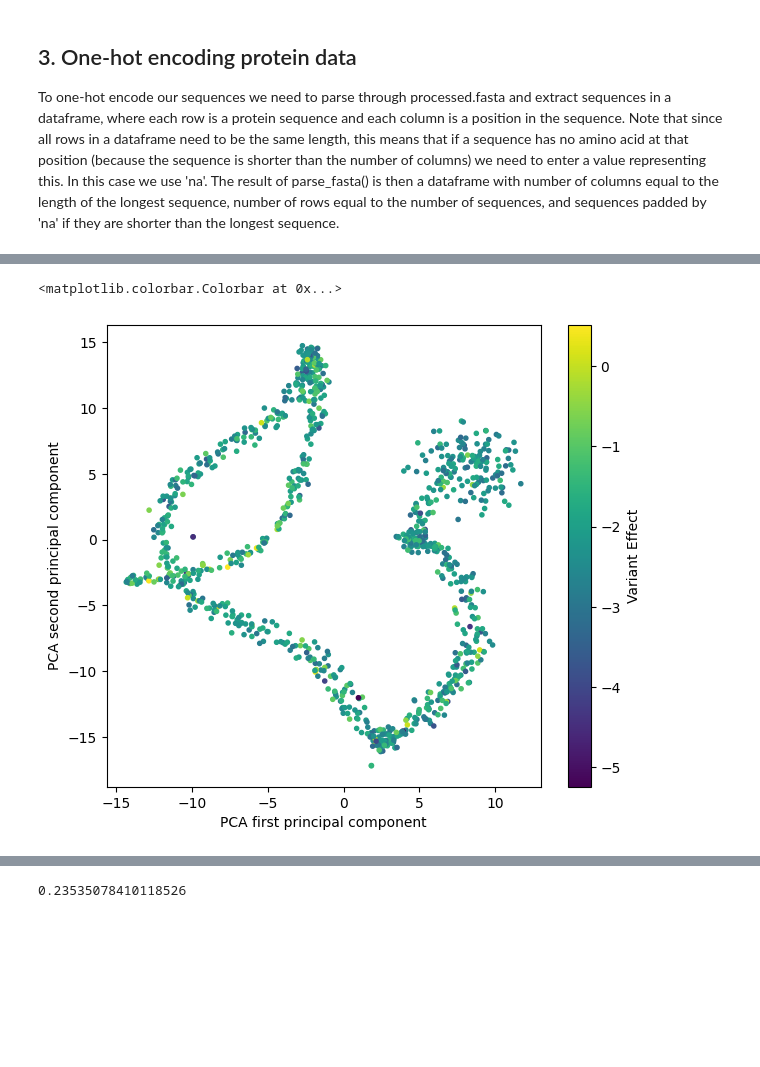
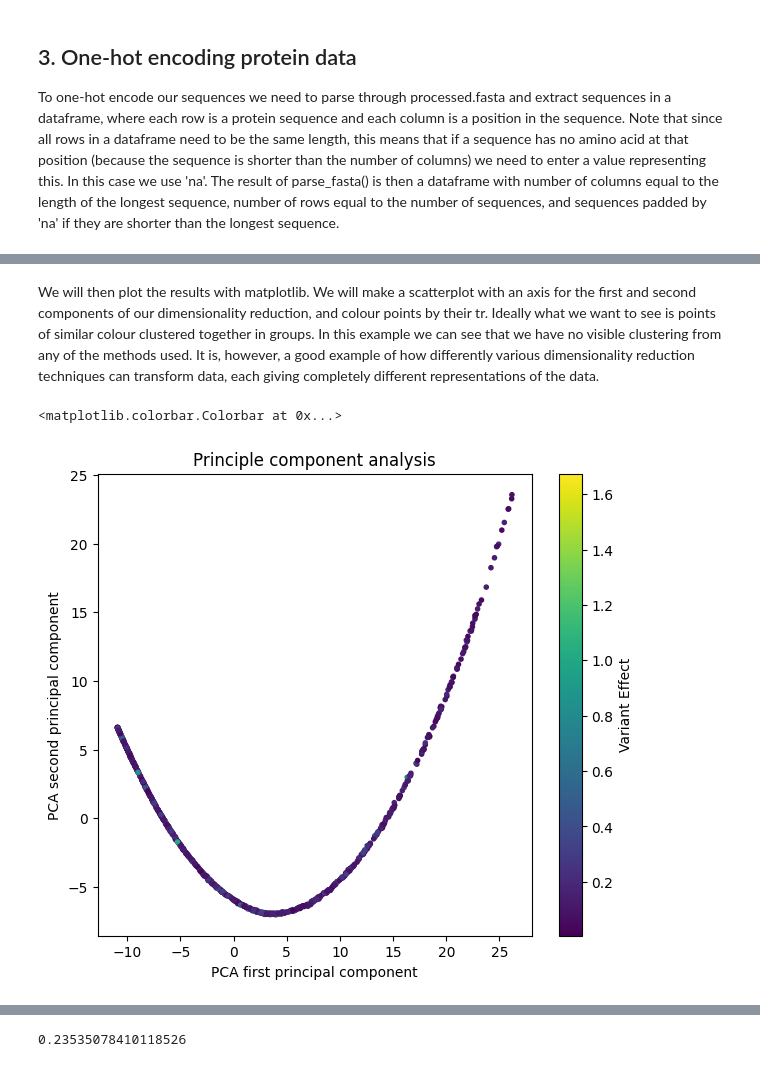
Before and after one commit to ABarancewicz/Introduction_to_ML, a Jupyter notebook: E3-basic_ml/E3_basic_ML.ipynb, the cells around one changed output, grey strips where cells are left out. Cells and saved outputs as stored; diff of their text form; code cells hidden in the pictures; blank space fills up the shorter version.

```diff
--- a/E3-basic_ml/E3_basic_ML.ipynb
+++ b/E3-basic_ml/E3_basic_ML.ipynb
@@ -129,12 +126,16 @@ tsne_train_sequences = tsne.fit_transform(tsvd_train_sequences)
+# %% [markdown]
+We will then plot the results with matplotlib. We will make a scatterplot with an axis for the first and second components of our dimensionality reduction, and colour points by their tr. Ideally what we want to see is points of similar colour clustered together in groups. In this example we can see that we have no visible clustering from any of the methods used. It is, however, a good example of how differently various dimensionality reduction techniques can transform data, each giving completely different representations of the data.
 # %%
+# Plotting PCA results
 import matplotlib.pyplot as plt
 
 fig_dims = (7, 6)
 fig, ax = plt.subplots(figsize=fig_dims)
-sc = ax.scatter(tsne_train_sequences[:,0], tsne_train_sequences[:,1], c=np.log(train_targets), marker='.')
+sc = ax.scatter(pca_train_sequences[:,0], pca_train_sequences[:,1], c=train_targets, marker='.')
 ax.set_xlabel('PCA first principal component')
 ax.set_ylabel('PCA second principal component')
+ax.set_title('Principle component analysis')
 plt.colorbar(sc, label='Variant Effect')
 # %% [output]
 <matplotlib.colorbar.Colorbar at 0x...>
-[figure, old version]
+[figure, new version]
```
Also changed, not shown: parts of 9 cells of this notebook.
